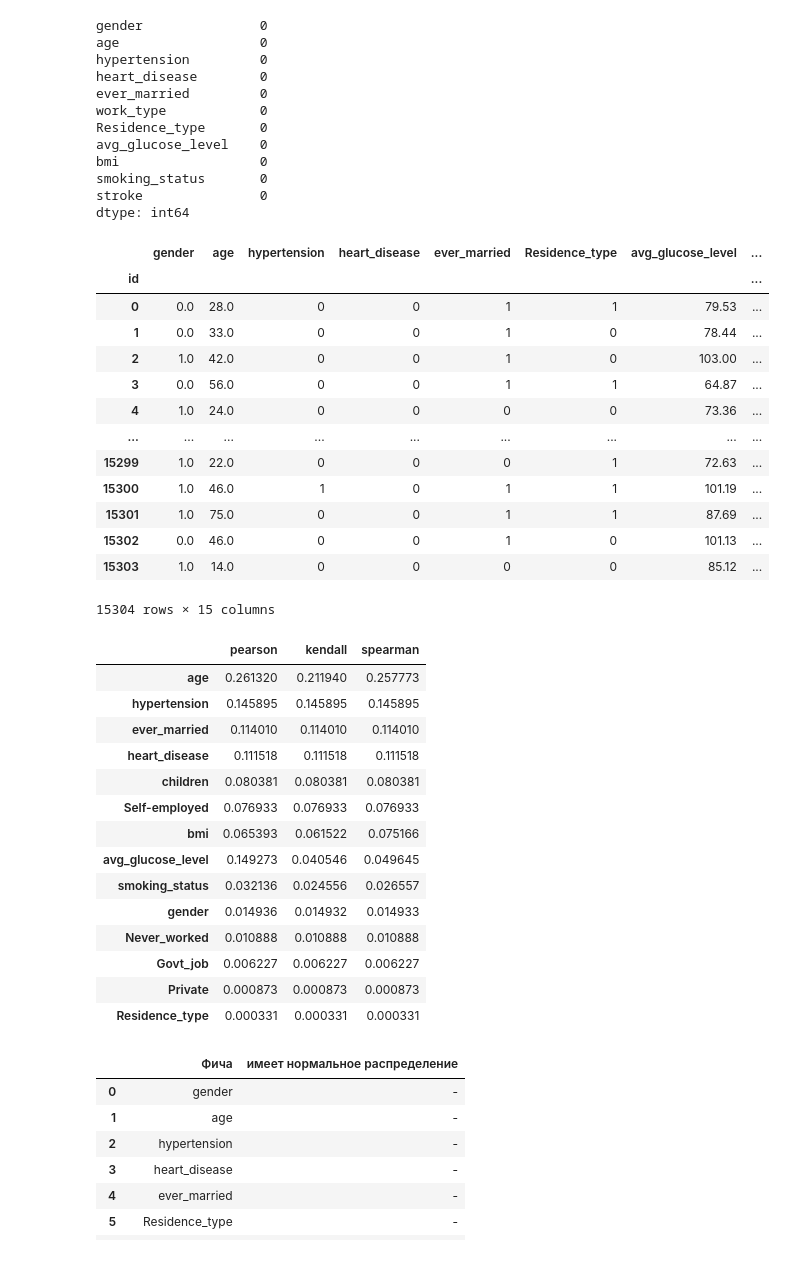
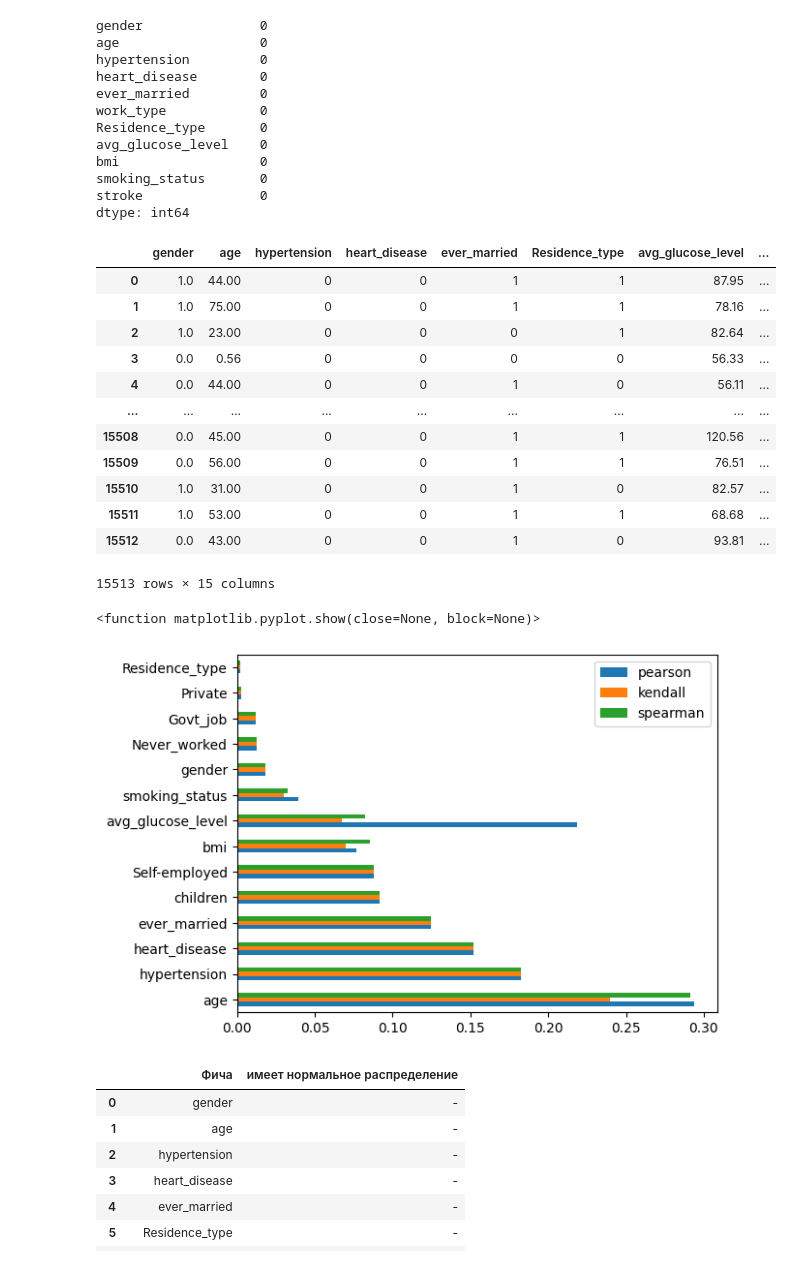
Before and after one commit to IlyaIIS/python-ML-stroke-prediction, a Jupyter notebook: MLProject.ipynb, the cells around one changed output. Drawn from its saved outputs; the diff is of its cells as text; code cells hidden in the pictures.

```diff
--- a/MLProject.ipynb
+++ b/MLProject.ipynb
@@ -25,3 +26,17 @@ train_df
 | 15302 | Male | 46.0 | 0 | 0 | Yes | Private | Rural | ... |
 | 15303 | Female | 14.0 | 0 | 0 | No | Private | Rural | ... |
 15304 rows × 11 columns
+# %%
+# присоединение изначальных данных
+origin_df = pd.read_csv("healthcare-dataset-stroke-data.csv", index_col=0)
+origin_df = origin_df.dropna()
+origin_df = origin_df[origin_df['stroke'] == 1]
+print(len(train_df))
+train_df = pd.concat([train_df, origin_df])
+print(len(train_df))
+
+# получаем случайный порядок индексов
+idx = np.random.RandomState(seed=42).permutation(len(train_df))
+
+# применяем порядок индексов к обоим DataFrame
+train_df = train_df.iloc[idx].reset_index(drop=True)
@@ -43,25 +104,24 @@ dtype: int64
 # %%
 # Преобразуем гендер, статус замужества в числовое значение
 train_df_clean = train_df.replace({'gender': {'Male': 0, 'Other': 0.5, 'Female': 1}})
 train_df_clean = train_df_clean.replace({'ever_married': {'Yes': 1, 'No': 0}})
-dummies = pd.get_dummies(train_df['work_type'])
+dummies = pd.get_dummies(train_df['work_type'], dtype=int)
 train_df_clean = train_df_clean.drop('work_type', axis=1)
 train_df_clean = pd.concat([train_df_clean, dummies], axis=1)
 train_df_clean = train_df_clean.replace({'Residence_type': {'Urban': 1, 'Rural': 0}})
 train_df_clean = train_df_clean.replace({'smoking_status': {'never smoked': 0, 'Unknown': 0.33, 'formerly smoked': 0.66, 'smokes': 1}})
 train_df_clean
 # %% [output]
 |  | gender | age | hypertension | heart_disease | ever_married | Residence_type | avg_glucose_level | ... |
-| id |  |  |  |  |  |  |  | ... |
-| 0 | 0.0 | 28.0 | 0 | 0 | 1 | 1 | 79.53 | ... |
-| 1 | 0.0 | 33.0 | 0 | 0 | 1 | 0 | 78.44 | ... |
-| 2 | 1.0 | 42.0 | 0 | 0 | 1 | 0 | 103.00 | ... |
-| 3 | 0.0 | 56.0 | 0 | 0 | 1 | 1 | 64.87 | ... |
-| 4 | 1.0 | 24.0 | 0 | 0 | 0 | 0 | 73.36 | ... |
+| 0 | 1.0 | 44.00 | 0 | 0 | 1 | 1 | 87.95 | ... |
+| 1 | 1.0 | 75.00 | 0 | 0 | 1 | 1 | 78.16 | ... |
+| 2 | 1.0 | 23.00 | 0 | 0 | 0 | 1 | 82.64 | ... |
+| 3 | 0.0 | 0.56 | 0 | 0 | 0 | 0 | 56.33 | ... |
+| 4 | 0.0 | 44.00 | 0 | 0 | 1 | 0 | 56.11 | ... |
 | ... | ... | ... | ... | ... | ... | ... | ... | ... |
-| 15299 | 1.0 | 22.0 | 0 | 0 | 0 | 1 | 72.63 | ... |
-| 15300 | 1.0 | 46.0 | 1 | 0 | 1 | 1 | 101.19 | ... |
-| 15301 | 1.0 | 75.0 | 0 | 0 | 1 | 1 | 87.69 | ... |
-| 15302 | 0.0 | 46.0 | 0 | 0 | 1 | 0 | 101.13 | ... |
-| 15303 | 1.0 | 14.0 | 0 | 0 | 0 | 0 | 85.12 | ... |
+| 15508 | 0.0 | 45.00 | 0 | 0 | 1 | 1 | 120.56 | ... |
+| 15509 | 0.0 | 56.00 | 0 | 0 | 1 | 1 | 76.51 | ... |
+| 15510 | 1.0 | 31.00 | 0 | 0 | 1 | 0 | 82.57 | ... |
+| 15511 | 1.0 | 53.00 | 0 | 0 | 1 | 1 | 68.68 | ... |
+| 15512 | 0.0 | 43.00 | 0 | 0 | 1 | 0 | 93.81 | ... |
-15304 rows × 15 columns
+15513 rows × 15 columns
@@ -72,22 +139,15 @@ spearman_corr = pd.Series.abs(train_df_clean.corr(method='spearman')['stroke'])
 corr_result = pd.concat([cpearson_corr, kendall_corr, spearman_corr], keys=['pearson', 'kendall', 'spearman'], axis=1)
 corr_result = corr_result.sort_values(by='kendall', ascending=False)[1:]
 corr_result
+
+corr_result.plot.barh()
+plt.show
+# sns.barplot(x=corr_result, y=corr_result.index) # Create a bar plot to visualize the correlations
+# plt.xlabel('Correlation with stroke') # Add a label to the x-axis of the plot
+# plt.show()
 # %% [output]
-|  | pearson | kendall | spearman |
-| age | 0.261320 | 0.211940 | 0.257773 |
-| hypertension | 0.145895 | 0.145895 | 0.145895 |
-| ever_married | 0.114010 | 0.114010 | 0.114010 |
-| heart_disease | 0.111518 | 0.111518 | 0.111518 |
-| children | 0.080381 | 0.080381 | 0.080381 |
-| Self-employed | 0.076933 | 0.076933 | 0.076933 |
-| bmi | 0.065393 | 0.061522 | 0.075166 |
-| avg_glucose_level | 0.149273 | 0.040546 | 0.049645 |
-| smoking_status | 0.032136 | 0.024556 | 0.026557 |
-| gender | 0.014936 | 0.014932 | 0.014933 |
-| Never_worked | 0.010888 | 0.010888 | 0.010888 |
-| Govt_job | 0.006227 | 0.006227 | 0.006227 |
-| Private | 0.000873 | 0.000873 | 0.000873 |
-| Residence_type | 0.000331 | 0.000331 | 0.000331 |
+<function matplotlib.pyplot.show(close=None, block=None)>
+[figure, added]
 # %%
 # Проверка на наличие нормального распределения
 columns_new = []
```
Also changed, not shown: parts of 38 cells of this notebook, 1 other file.
